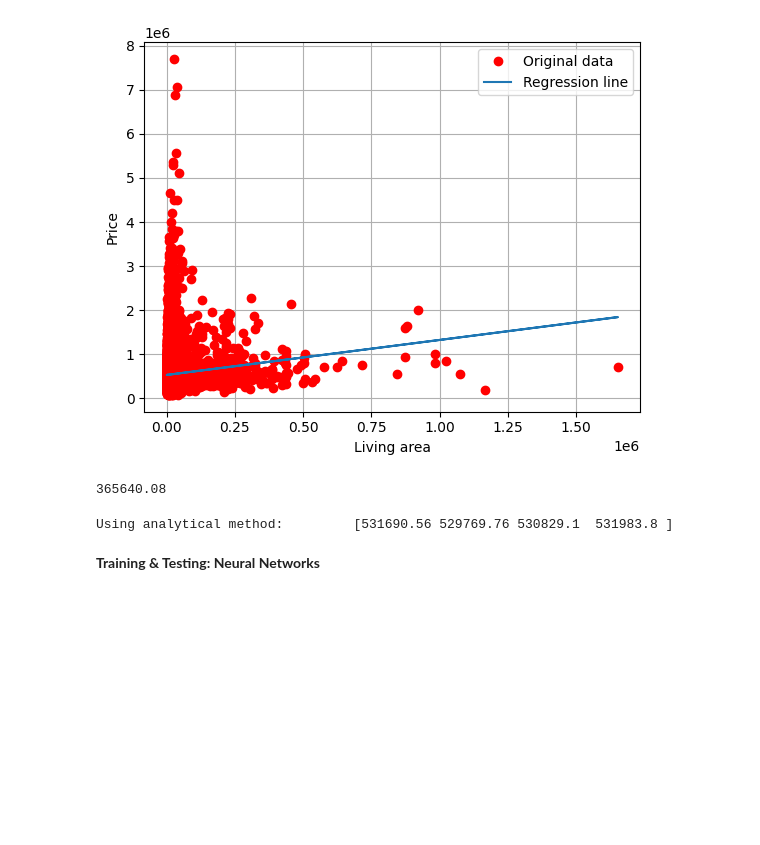
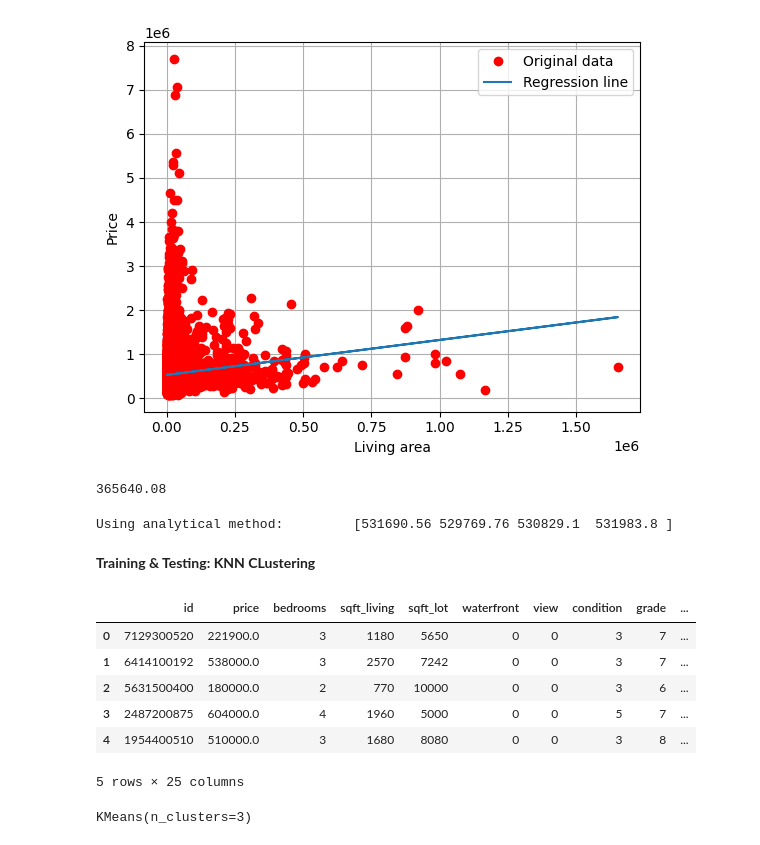
Before and after one commit to srraDs/STINTSY-MP, a Jupyter notebook: MP.ipynb, the cells around one changed output. Saved outputs shown, nothing was run; the diff lists cells and outputs as text; code cells hidden in the pictures; blank space fills up the shorter version.

Commit message:
2nd Model added
need pa ng isa, plus visualization pa

```diff
--- a/MP.ipynb
+++ b/MP.ipynb
@@ -443,4 +450,14 @@ print('Using analytical method:\t', np.around(y_pred_analytical.flatten(), 2))
 # %% [output]
 Using analytical method:         [531690.56 529769.76 530829.1  531983.8 ]
 # %% [markdown]
-**Training & Testing: Neural Networks**
+**Training & Testing: KNN CLustering**
+# %%
+house.head()
+# %% [output]
+|  | id | price | bedrooms | sqft_living | sqft_lot | waterfront | view | condition | grade | ... |
+| 0 | 7129300520 | 221900.0 | 3 | 1180 | 5650 | 0 | 0 | 3 | 7 | ... |
+| 1 | 6414100192 | 538000.0 | 3 | 2570 | 7242 | 0 | 0 | 3 | 7 | ... |
+| 2 | 5631500400 | 180000.0 | 2 | 770 | 10000 | 0 | 0 | 3 | 6 | ... |
+| 3 | 2487200875 | 604000.0 | 4 | 1960 | 5000 | 0 | 0 | 5 | 7 | ... |
+| 4 | 1954400510 | 510000.0 | 3 | 1680 | 8080 | 0 | 0 | 3 | 8 | ... |
+5 rows × 25 columns
@@ -446,0 +473,11 @@ Using analytical method:         [531690.56 529769.76 530829.1  531983.8 ]
+# %%
+from sklearn.cluster import KMeans
+
+# Create the KNN model with the desired number of clusters (n_clusters)
+n_clusters = 3  # Adjust the number of clusters as needed
+knn = KMeans(n_clusters=n_clusters)
+
+# Fit the model on the training data
+knn.fit(X_train)
+# %% [output]
+KMeans(n_clusters=3)
```
Also changed, not shown: parts of 5 cells of this notebook, 1 other file.
